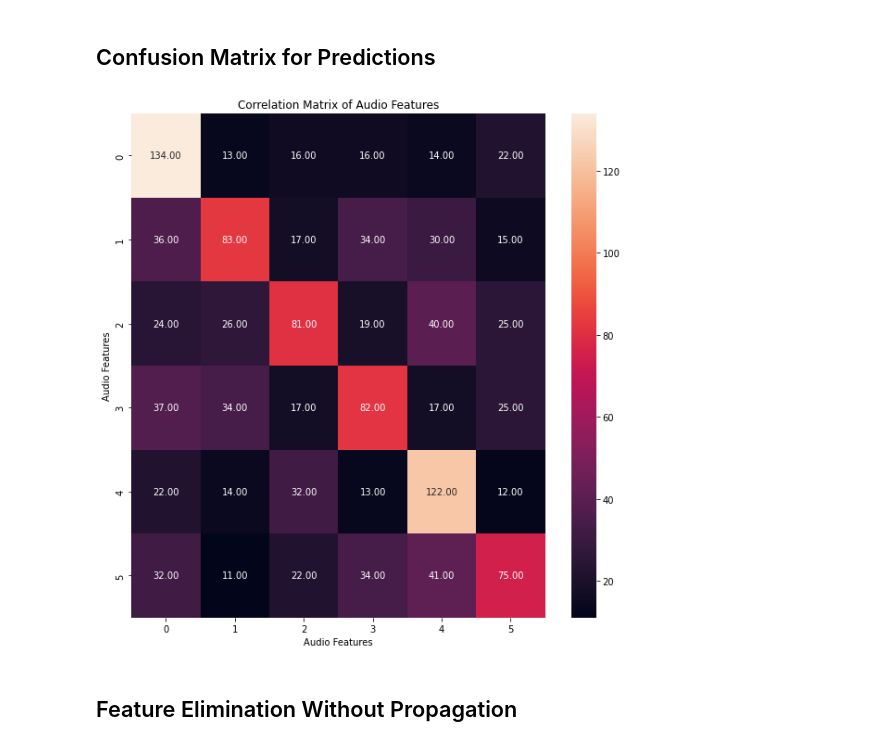
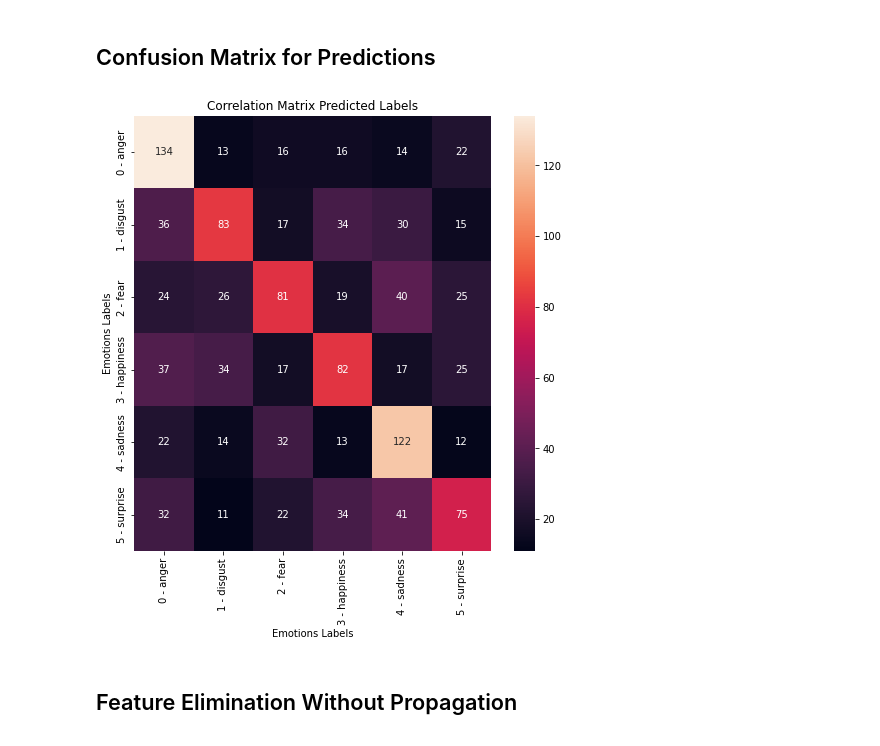
Before and after one commit to MarioCSilva/Speech_Emotion_Recognition_Thesis, a Jupyter notebook: data/3_feature_selection.ipynb, the cells around one changed output. Cells and saved outputs as stored; diff of their text form; code cells hidden in the pictures.

```diff
--- a/data/3_feature_selection.ipynb
+++ b/data/3_feature_selection.ipynb
@@ -181,20 +181,20 @@ cm = metrics.confusion_matrix(labels, y_pred)
 # %%
 emotions_number = [
     '0 - anger',
     '1 - disgust',
     '2 - fear',
     '3 - happiness',
     '4 - sadness',
     '5 - surprise'
 ]
-plt.figure(figsize=(10,10))
-sns.heatmap(cm, annot=True, fmt=".2f")
+plt.figure(figsize=(8, 8))
+sns.heatmap(cm, annot=True, fmt="d", xticklabels=emotions_number, yticklabels=emotions_number)
 plt.title("Correlation Matrix Predicted Labels")
 plt.xlabel("Emotions Labels")
 plt.ylabel("Emotions Labels")
 plt.show()
 # %% [output]
-[figure, old version]
+[figure, new version]
 # %% [markdown]
 ## Feature Elimination Without Propagation
 # %%
```
